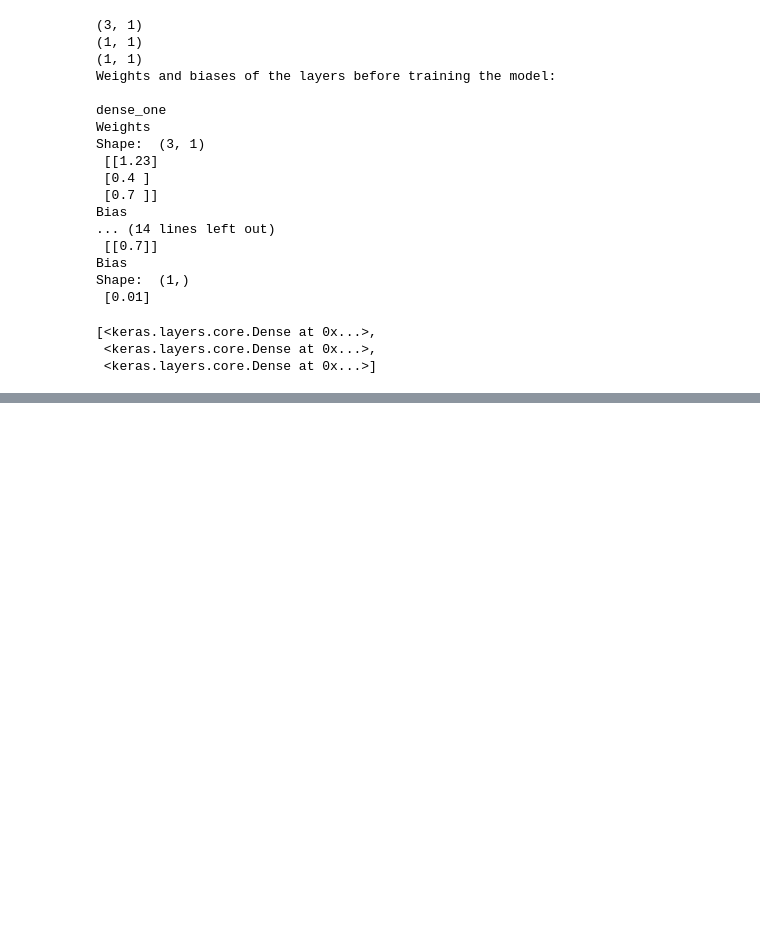
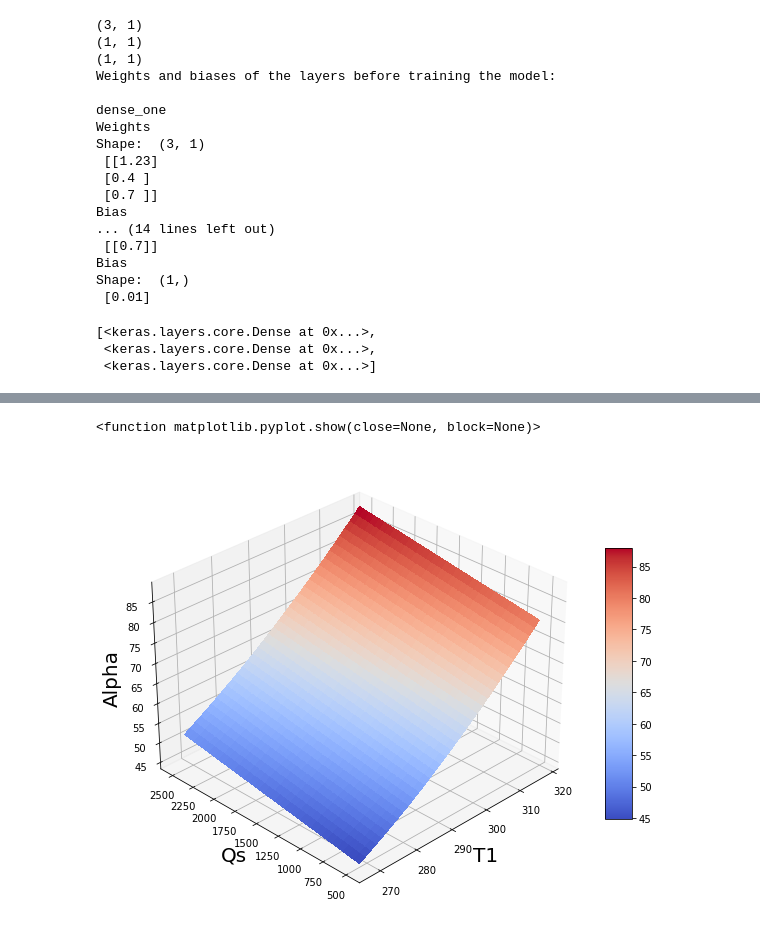
Before and after one commit to joshuaaduarte/Hybrid-Solar-Fossil-Fuel-Nueral-Network, a Jupyter notebook: project_two_pavan.ipynb, the cells around one changed output, grey strips where cells are left out. Drawn from its saved outputs; the diff is of its cells as text; code cells hidden in the pictures; blank space fills up the shorter version.

Commit message:
completed till task2.3a

```diff
--- a/project_two_pavan.ipynb
+++ b/project_two_pavan.ipynb
@@ -514,0 +941,11 @@ w23 =  0.68293154
+# %%
+#We’re using RMSprop as our optimizer here. RMSprop stands for Root Mean Square Propagation.
+#It’s one of the most popular gradient descent optimization algorithms for deep learning networks.
+#RMSprop is an optimizer that’s reliable and fast.
+#We’re compiling the mode using the model.compile function. The loss function used here
+#is mean absolute error. After the compilation of the model, we’ll use the fit method with 100 epochs.
+
+#Running model.fit successive times extends the calculation to addtional epochs.
+
+rms = keras.optimizers.RMSprop(0.00035)
+model.compile(loss='mean_absolute_error',optimizer=rms)
@@ -724,7 +1444,7 @@ initializer = keras.initializers.RandomUniform(minval= -0.2, maxval=0.5)
 model = keras.Sequential([
     keras.layers.Dense(16, activation=K.elu, input_shape=[3],  kernel_initializer=initializer),
     keras.layers.Dense(32, activation=K.elu,  kernel_initializer=initializer),
-    '''in Task 2.2, add 3rd layer here with 16 neurons'''
+    keras.layers.Dense(16, activation=K.elu,  kernel_initializer=initializer),
     keras.layers.Dense(2,  kernel_initializer=initializer)
   ])
 # %%
@@ -736,5 +1456,5 @@ model = keras.Sequential([
 #Number of epochs can be varied.
 
 #from tf.keras import optimizers
-rms = keras.optimizers.RMSprop(0.020)
+rms = keras.optimizers.RMSprop(0.001)
 model.compile(loss='mean_absolute_error',optimizer=rms)
@@ -760,7 +1482,7 @@ es = keras.callbacks.EarlyStopping(
 mc = keras.callbacks.ModelCheckpoint('best_model.SB', monitor='loss',
                      mode='min',  verbose=1, save_best_only=True)
 
-historyData = model.fit(xarray,yarray,epochs=800,callbacks=[es])
+historyData = model.fit(xarray,yarray,epochs=600,callbacks=[es])
 
 loss_hist = historyData.history['loss']
 #The above line will return a dictionary, access it's info like this:
@@ -790,0 +1510,34 @@ print ('row [20] data:  T1= ', xarray[20][0]*Tmed, ', gam= ', xarray[0][1]*gamed
+# %%
+import numpy as np
+# creating a surface plot
+test = []
+outpt=[]
+T1 = np.linspace( 268,318,num=35)
+Qs = np.linspace(500,2500,num=35)
+Z = np.zeros((len(Qs),len(T1)))
+for i in range(len(T1)):
+    for j in range(len(Qs)):
+        test = [[ T1[i]/Tmed , 0.25/gamed , Qs[j]/qsmed ]]
+        testarray = np.array(test)
+        outpt = model.predict(testarray)
+        Z[i][j]=outpt[0][0]*almed
+X,Y = np.meshgrid(T1,Qs)
+fig = plt.figure()
+ax = plt.axes(projection='3d')
+fig.set_size_inches(10,10)
+
+
+surf = ax.plot_surface(X,Y, Z, cmap=plt.cm.coolwarm, linewidth = 0, antialiased = False)
+
+ax.set_xlabel('T1', fontsize=20)
+ax.set_ylabel('Qs', fontsize = 20)
+ax.zaxis.set_rotate_label(False)
+ax.set_zlabel('Alpha', fontsize = 20, rotation = 90)
+fig.colorbar(surf,shrink=0.5,aspect=10)
+
+ax.view_init(30,225)
+
+plt.show
+# %% [output]
+<function matplotlib.pyplot.show(close=None, block=None)>
+[figure, added]
```
Also changed, not shown: parts of 26 cells of this notebook.
